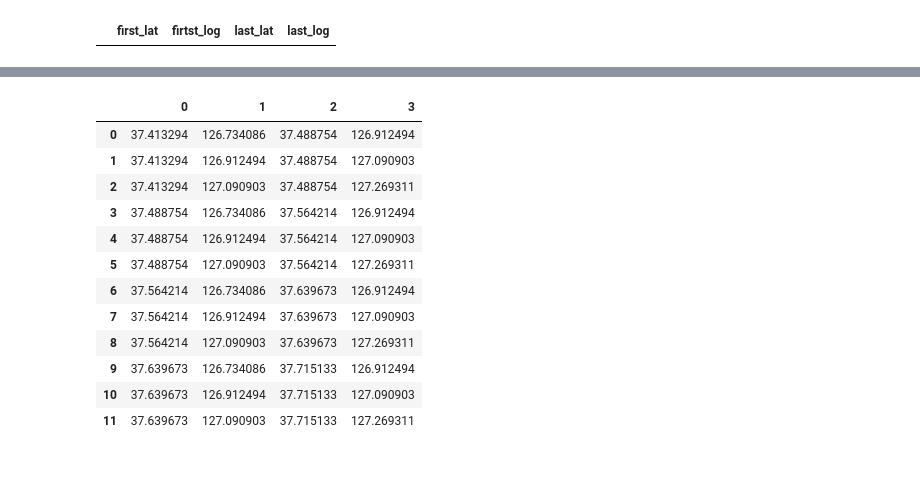
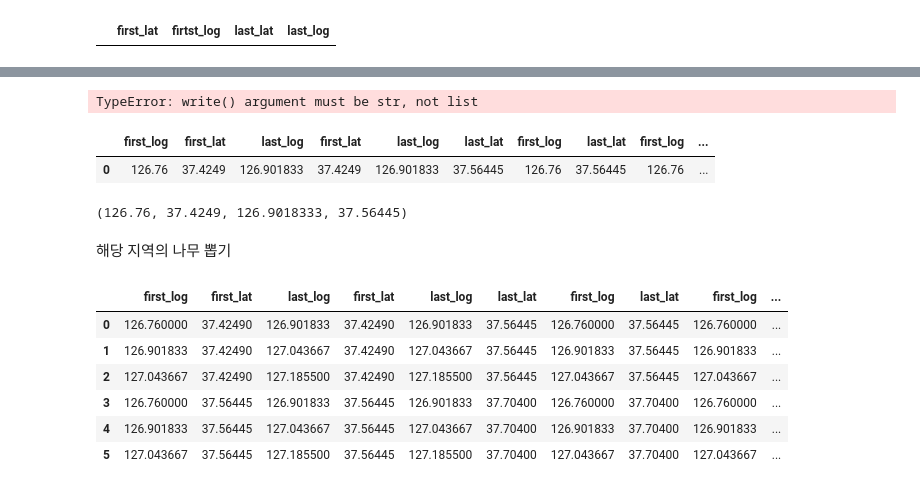
Before and after one commit to BaeYoungHwan/Tree, a Jupyter notebook: Code/Back-End/Project_Location.ipynb, the cells around one changed output, grey strips where cells are left out. Drawn from its saved outputs; the diff is of its cells as text; code cells hidden in the pictures.

```diff
--- a/Code/Back-End/Project_Location.ipynb
+++ b/Code/Back-End/Project_Location.ipynb
@@ -127,2 +126,2 @@ pd.DataFrame(columns=["first_lat", "firtst_log", "last_lat", "last_log"])
 # %%
-DF = pd.DataFrame()
+DF
@@ -129 +130,8 @@ DF = pd.DataFrame()
+# %%
+first_log = 126.734086
+first_lat = 37.413294
+last_log = first_log + 0.002251
+last_lat = first_lat + 0.001820
+# %%
+DF.loc[0] = [first_log, first_lat, last_log, first_lat, last_log, last_lat, first_log, last_lat, first_log, first_log]
 # %%
@@ -176,0 +161,19 @@ def Division_zone(n,m):
+# %%
+def Division_zone(n,m):
+    first_lat = 37.4249
+    first_log = 126.76
+    lat_side_length = (37.704 - 37.4249) / n
+    log_side_length = (127.1855 - 126.76) / m
+    DF = pd.DataFrame(columns=["first_log", "first_lat", "last_log", "first_lat", "last_log", "last_lat", "first_log", "last_lat", "first_log", "first_log"])
+
+    for i in range(n):
+        last_lat = first_lat + lat_side_length
+        index = i * m
+        for j in range(m):
+            last_log = first_log + log_side_length
+            DF.loc[index+j] = [first_log, first_lat, last_log, first_lat, last_log, last_lat, first_log, last_lat, first_log, first_log]
+            first_log = last_log
+        first_lat = last_lat
+        first_log = 126.76
+
+    return round(DF,7)
@@ -176,0 +275,6 @@ def Division_zone(n,m):
+# %%
+with open("location.txt", "w") as f:
+    for i in range(len(a)):
+        f.write(a[i])
+# %% [output]
+TypeError: write() argument must be str, not list
@@ -176,0 +283,11 @@ def Division_zone(n,m):
+# %%
+a.head(1)
+# %% [output]
+|  | first_log | first_lat | last_log | first_lat | last_log | last_lat | first_log | last_lat | first_log | ... |
+| 0 | 126.76 | 37.4249 | 126.901833 | 37.4249 | 126.901833 | 37.56445 | 126.76 | 37.56445 | 126.76 | ... |
+# %%
+a.iloc[0,0], a.iloc[0,1], a.iloc[0,4], a.iloc[0,5]
+# %% [output]
+(126.76, 37.4249, 126.9018333, 37.56445)
+# %% [markdown]
+해당 지역의 나무 뽑기
@@ -177,16 +300,10 @@ def Division_zone(n,m):
 # %%
-Division_zone(4,3).T
+Division_zone(2,3)
 # %% [output]
-|  | 0 | 1 | 2 | 3 |
-| 0 | 37.413294 | 126.734086 | 37.488754 | 126.912494 |
-| 1 | 37.413294 | 126.912494 | 37.488754 | 127.090903 |
-| 2 | 37.413294 | 127.090903 | 37.488754 | 127.269311 |
-| 3 | 37.488754 | 126.734086 | 37.564214 | 126.912494 |
-| 4 | 37.488754 | 126.912494 | 37.564214 | 127.090903 |
-| 5 | 37.488754 | 127.090903 | 37.564214 | 127.269311 |
-| 6 | 37.564214 | 126.734086 | 37.639673 | 126.912494 |
-| 7 | 37.564214 | 126.912494 | 37.639673 | 127.090903 |
-| 8 | 37.564214 | 127.090903 | 37.639673 | 127.269311 |
-| 9 | 37.639673 | 126.734086 | 37.715133 | 126.912494 |
-| 10 | 37.639673 | 126.912494 | 37.715133 | 127.090903 |
-| 11 | 37.639673 | 127.090903 | 37.715133 | 127.269311 |
+|  | first_log | first_lat | last_log | first_lat | last_log | last_lat | first_log | last_lat | first_log | ... |
+| 0 | 126.760000 | 37.42490 | 126.901833 | 37.42490 | 126.901833 | 37.56445 | 126.760000 | 37.56445 | 126.760000 | ... |
+| 1 | 126.901833 | 37.42490 | 127.043667 | 37.42490 | 127.043667 | 37.56445 | 126.901833 | 37.56445 | 126.901833 | ... |
+| 2 | 127.043667 | 37.42490 | 127.185500 | 37.42490 | 127.185500 | 37.56445 | 127.043667 | 37.56445 | 127.043667 | ... |
+| 3 | 126.760000 | 37.56445 | 126.901833 | 37.56445 | 126.901833 | 37.70400 | 126.760000 | 37.70400 | 126.760000 | ... |
+| 4 | 126.901833 | 37.56445 | 127.043667 | 37.56445 | 127.043667 | 37.70400 | 126.901833 | 37.70400 | 126.901833 | ... |
+| 5 | 127.043667 | 37.56445 | 127.185500 | 37.56445 | 127.185500 | 37.70400 | 127.043667 | 37.70400 | 127.043667 | ... |
```
Also changed, not shown: parts of 28 cells of this notebook.
